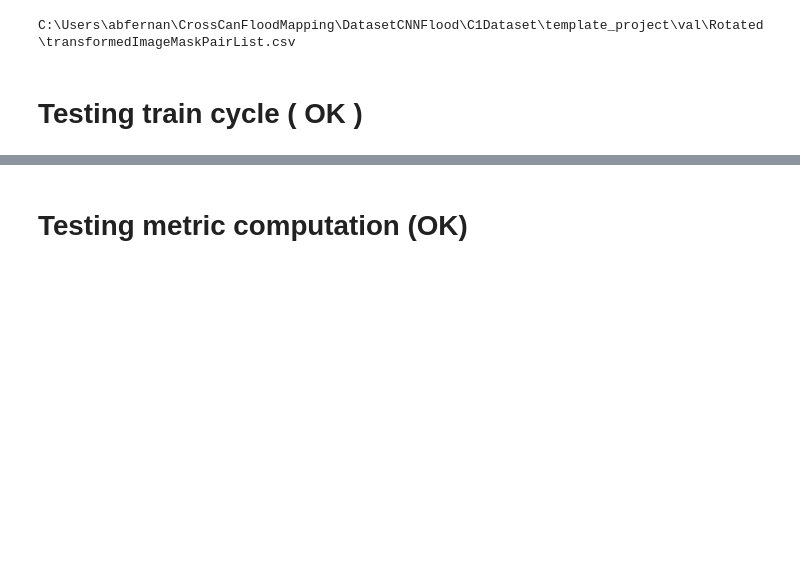
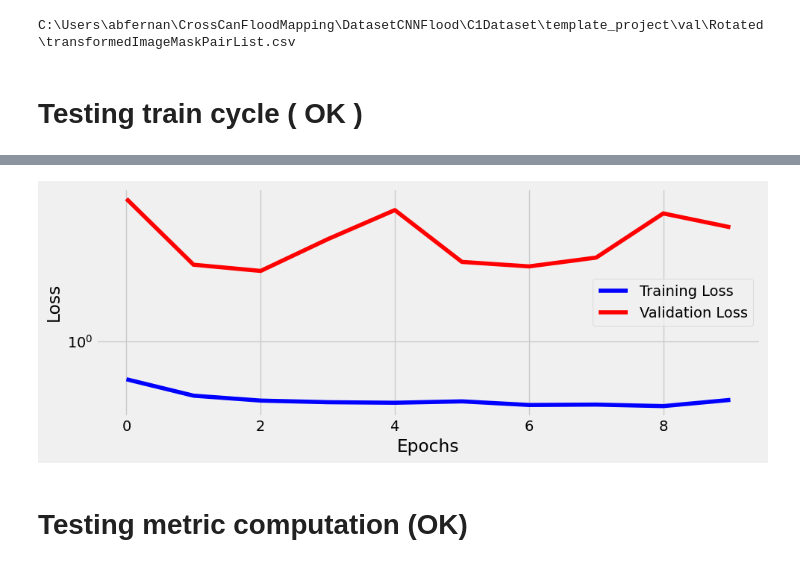
Before and after one commit to Abdielfer/DL4Flood, a Jupyter notebook: testingZone.ipynb, the cells around one changed output, grey strips where cells are left out. Cells and saved outputs as stored; diff of their text form; code cells hidden in the pictures; blank space fills up the shorter version.

```diff
--- a/testingZone.ipynb
+++ b/testingZone.ipynb
@@ -70,12 +70,12 @@ model = UNetFlood(1,1)
 # loss_fn = nn.CrossEntropyLoss() if model.classes > 1 else nn.BCEWithLogitsLoss()
 loss_fn = L.lovasz_hinge
 
-optimizer = Adam(model.parameters(), lr = 0.0001) #SGD(model.parameters(), lr=0.0001, momentum=0.9)##
+optimizer = Adam(model.parameters(), lr = 0.001) #SGD(model.parameters(), lr=0.0001, momentum=0.9)##
 
 trainer = models_trainer.models_trainer(model,loss_fn,optimizer, iou_binary)
 trainer.set_loaders(train_set,val_set)
 # %%
 with U.timeit():
-    trainer.train(1)
+    trainer.train(10)
 # %% [output]
 Epoch 0 ........ ->
@@ -82,2 +98,3 @@ Epoch 0 ........ ->
+[figure, added]
 # %%
 # trainer.load_checkpoint('2304061151')
```
Also changed, not shown: parts of 4 cells of this notebook, 2 other files.
